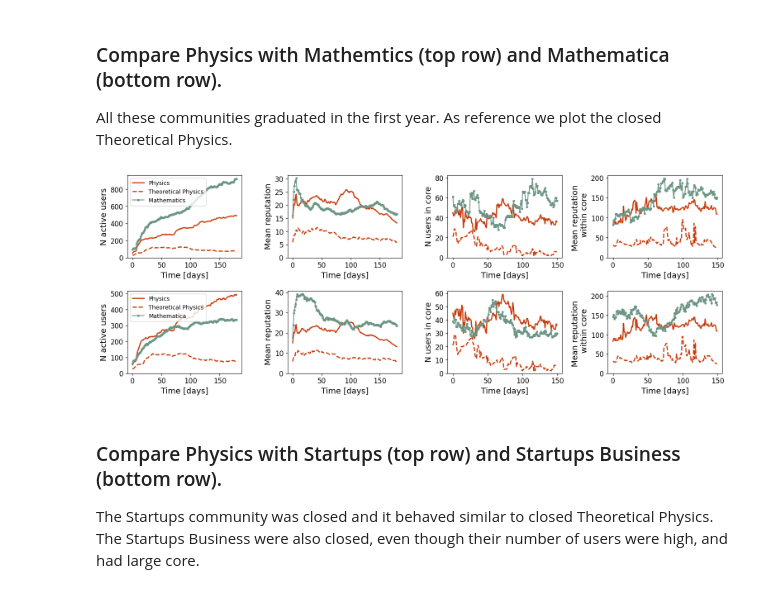
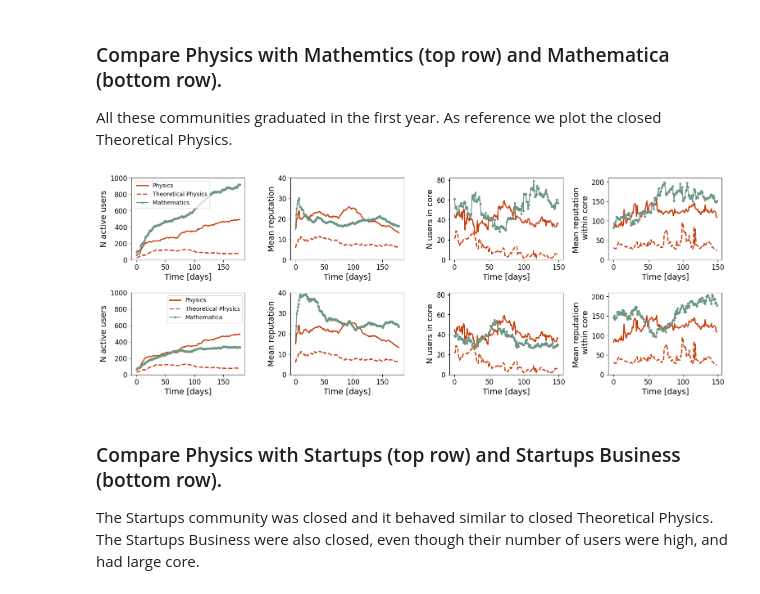
Before and after one commit to ana-vranic/Stack-Exchange-communities, a Jupyter notebook: Additional_figures.ipynb, the cells around one changed output. Saved outputs shown, nothing was run; the diff lists cells and outputs as text; code cells hidden in the pictures.

Commit message:
new figures

```diff
--- a/Additional_figures.ipynb
+++ b/Additional_figures.ipynb
@@ -45,12 +46,15 @@ os.makedirs(save_path, exist_ok=True)
 ### Compare Physics with Mathemtics (top row) and Mathematica (bottom row).
 All these communities graduated in the first year. As reference we plot the closed Theoretical Physics.
 # %%
-pf.comparestartups_2rows(data_rep_agg, data_coreper, "physics", "math", "mathematica", colors,  legendtext1=["Physics", "Theoretical Physics", "Mathematics "],
-                         legendtext2=["Physics", "Theoretical Physics", "Mathematica"])
-plt.savefig(save_path+'FigA15.pdf', dpi=300, bbox_inches='tight')
-plt.savefig(save_path+'FigA15.png', dpi=300, bbox_inches='tight')
+pf.comparestartups_2rows(data_rep_agg, data_coreper, "physics", "math", "mathematica", colors,
+                         legendtext1=["Physics", "Theoretical Physics", "Mathematics "],
+                         legendtext2=["Physics", "Theoretical Physics", "Mathematica"],
+                        ylim = [1000, 40, 82, 210,
+                               1000, 40, 82, 210])
+#plt.savefig(save_path+'FigA15.pdf', dpi=300, bbox_inches='tight')
+#plt.savefig(save_path+'FigA15.png', dpi=300, bbox_inches='tight')
 # %% [output]
-[figure, old version]
+[figure, new version]
 # %% [markdown]
 ### Compare Physics with Startups (top row) and Startups Business (bottom row).
 The Startups community was closed and it behaved similar to closed Theoretical Physics. The Startups Business were also closed, even though their number of users were high, and had large core.
```
Also changed, not shown: parts of 3 cells of this notebook, 18 other files.
